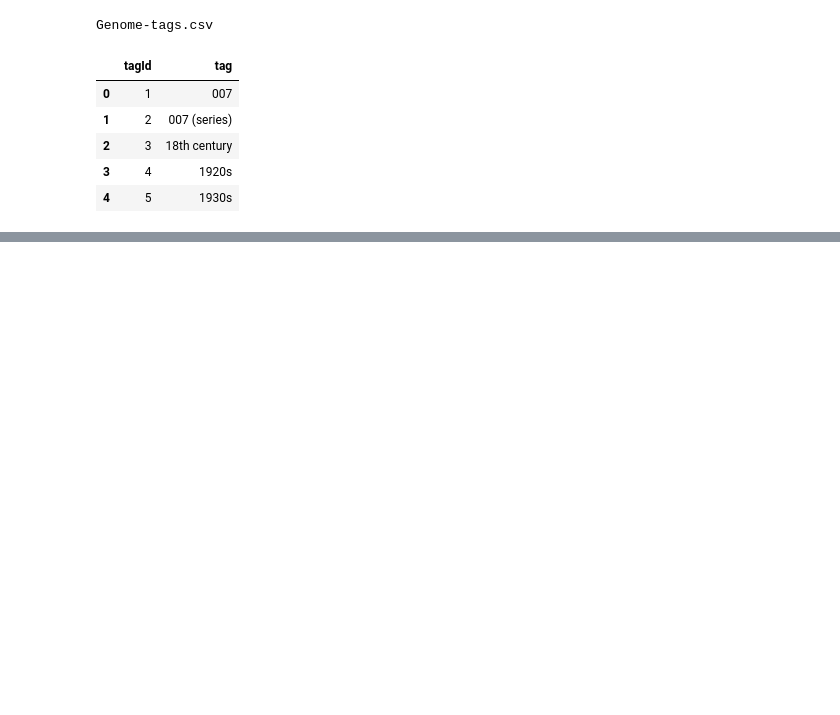
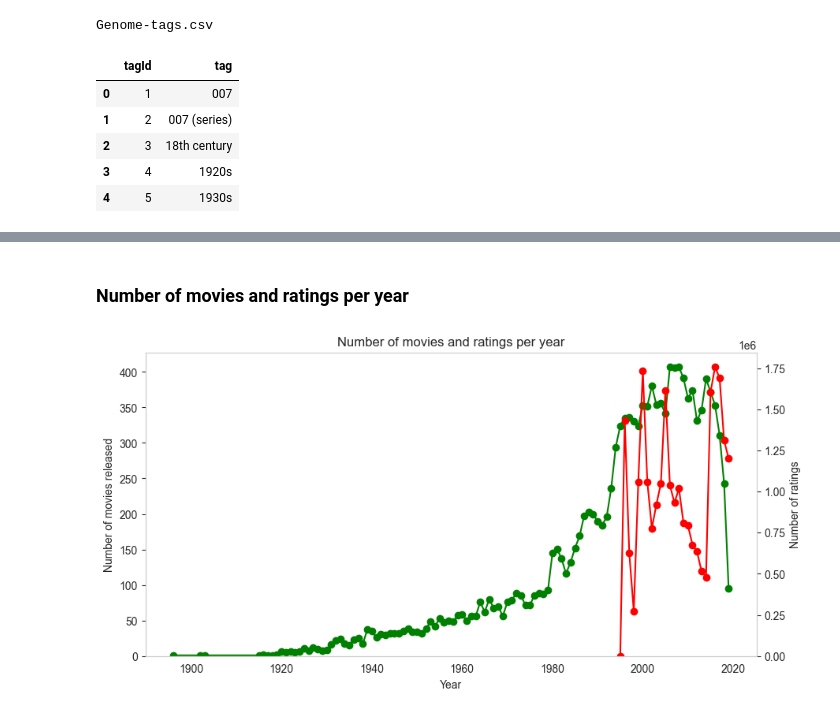
Before and after one commit to DiegoConce/data-analytics-movielens, a Jupyter notebook: main.ipynb, the cells around one changed output, grey strips where cells are left out. Cells and saved outputs as stored; diff of their text form; code cells hidden in the pictures; blank space fills up the shorter version.

Commit message:
Data visualization: number of movies and ratings by year and density plot of ratings

```diff
--- a/main.ipynb
+++ b/main.ipynb
@@ -87,0 +122,14 @@ Genome-tags.csv
+# %%
+# Merging all togheter
+df = movies.merge(genome_score, on='movieId')
+
+df = df.merge(genome_tags, on='tagId')
+
+df = df.pivot_table(index=['movieId', 'title', 'year'], columns='tag', values='relevance')
+
+df = ratings.merge(df, on='movieId')
+
+#Generi
+df = df.merge(movies, on='movieId')
+
+display(df.head())
@@ -87,0 +147,5 @@ Genome-tags.csv
+# %%
+print("Number of rows: ", df.shape[0])
+df = df.fillna(0)
+print("Number of rows after cleaning: ", df.shape[0])
+print("Number of duplicates: ", df.duplicated().sum())
@@ -90,0 +174,31 @@ Proviamo a visualizzare i dati per capire meglio come sono strutturati
+# %% [markdown]
+### Number of movies and ratings per year
+# %%
+# Non so se ha senso
+# Temporary dataframe for counting movies and ratings per year
+dftmp = df[['movieId', 'year']].groupby('year')
+
+fig, ax1 = plt.subplots(figsize=(10, 5))
+ax1.plot(dftmp.year.first(), dftmp.movieId.nunique(), "g-o")
+ax1.grid(None)
+ax1.set_ylim(0, )
+
+ratings_cpy.timestamp = pd.to_datetime(ratings_cpy.timestamp, unit='s')
+ratings_cpy.timestamp = ratings_cpy.timestamp.dt.year
+ratings_cpy.sort_values(by='movieId', inplace=True)
+ratings_cpy.reset_index(inplace=True, drop=True)
+
+dftmp = ratings_cpy[['rating', 'timestamp']].groupby('timestamp')
+ax2 = ax1.twinx()
+ax2.plot(dftmp.timestamp.first(), dftmp.rating.count(), "r-o")
+ax2.grid(None)
+ax2.set_ylim(0, )
+
+ax1.set_xlabel('Year')
+ax1.set_ylabel('Number of movies released')
+ax2.set_ylabel('Number of ratings')
+plt.title('Number of movies and ratings per year')
+
+plt.show()
+# %% [output]
+[figure, added]
```
Also changed, not shown: parts of 14 cells of this notebook.
